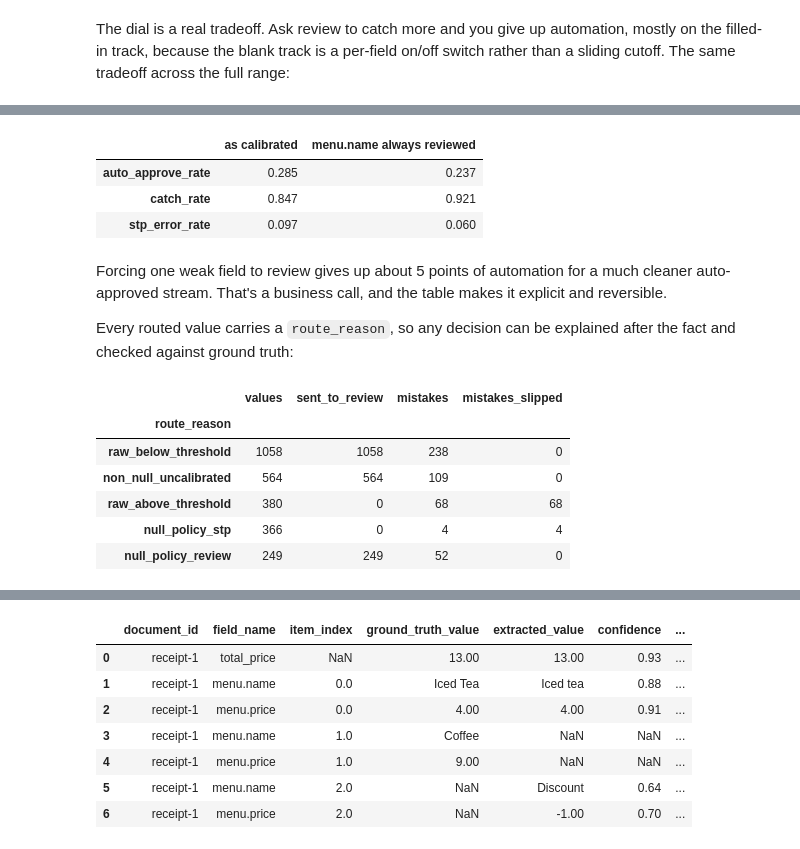
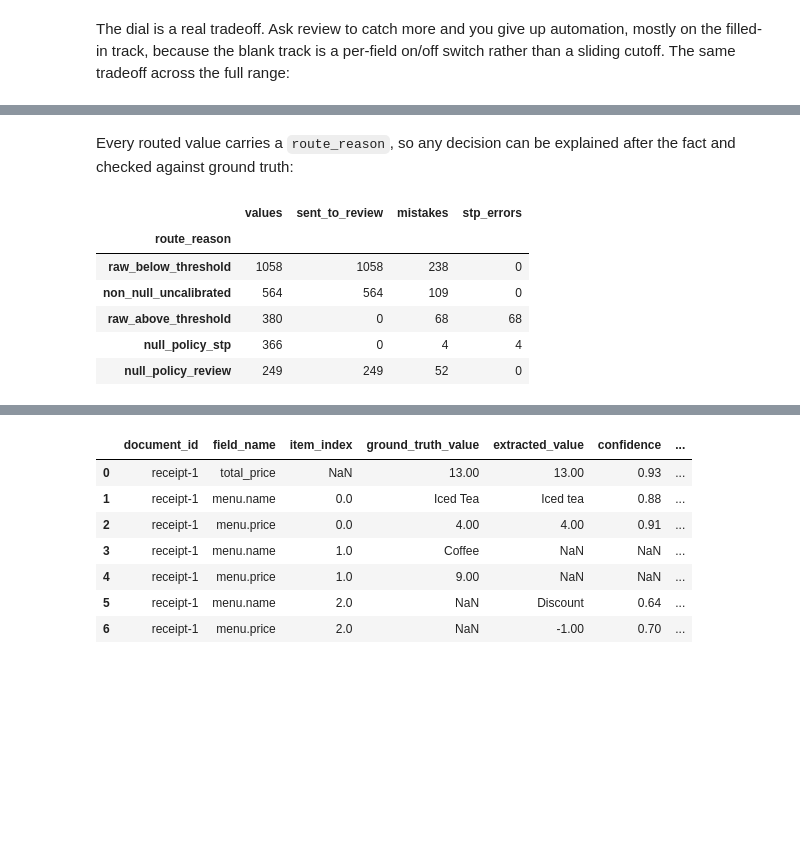
Before and after one commit to microsoft-foundry/forgebook, a Jupyter notebook: notebooks/acu-dynamic-hitl.ipynb, the cells around one changed output, grey strips where cells are left out. Cells and saved outputs as stored; diff of their text form; code cells hidden in the pictures; blank space fills up the shorter version.

```diff
--- a/notebooks/acu-dynamic-hitl.ipynb
+++ b/notebooks/acu-dynamic-hitl.ipynb
@@ -301,33 +315,19 @@ Line items never extracted (reported separately): 8 in 7 documents, 21 mistakes
-# %%
-strict = {field: rule for field, rule in shipped.items() if field != "menu.name"}
-_, strict_totals = calib.held_out_metrics(calib.route_frame(data, strict, split="test"))
-
-pd.DataFrame({"as calibrated": totals, "menu.name always reviewed": strict_totals}).loc[
-    ["auto_approve_rate", "catch_rate", "stp_error_rate"]
-].round(3)
-# %% [output]
-|  | as calibrated | menu.name always reviewed |
-| auto_approve_rate | 0.285 | 0.237 |
-| catch_rate | 0.847 | 0.921 |
-| stp_error_rate | 0.097 | 0.060 |
 # %% [markdown]
-Forcing one weak field to review gives up about 5 points of automation for a much cleaner auto-approved stream. That's a business call, and the table makes it explicit and reversible.
-
 Every routed value carries a `route_reason`, so any decision can be explained after the fact and checked against ground truth:
 # %%
 audit = (
     routed.groupby("route_reason")
     .agg(
         values=("is_correct", "size"),
         sent_to_review=("route_to_hitl", "sum"),
         mistakes=("is_correct", lambda s: int((~s.astype(bool)).sum())),
-        mistakes_slipped=("stp_error", "sum"),
+        stp_errors=("stp_error", "sum"),
     )
     .sort_values("values", ascending=False)
 )
 audit
 # %% [output]
-|  | values | sent_to_review | mistakes | mistakes_slipped |
+|  | values | sent_to_review | mistakes | stp_errors |
 | route_reason |  |  |  |  |
 | raw_below_threshold | 1058 | 1058 | 238 | 0 |
 | non_null_uncalibrated | 564 | 564 | 109 | 0 |
```
Also changed, not shown: parts of 25 cells of this notebook, 3 other files.
